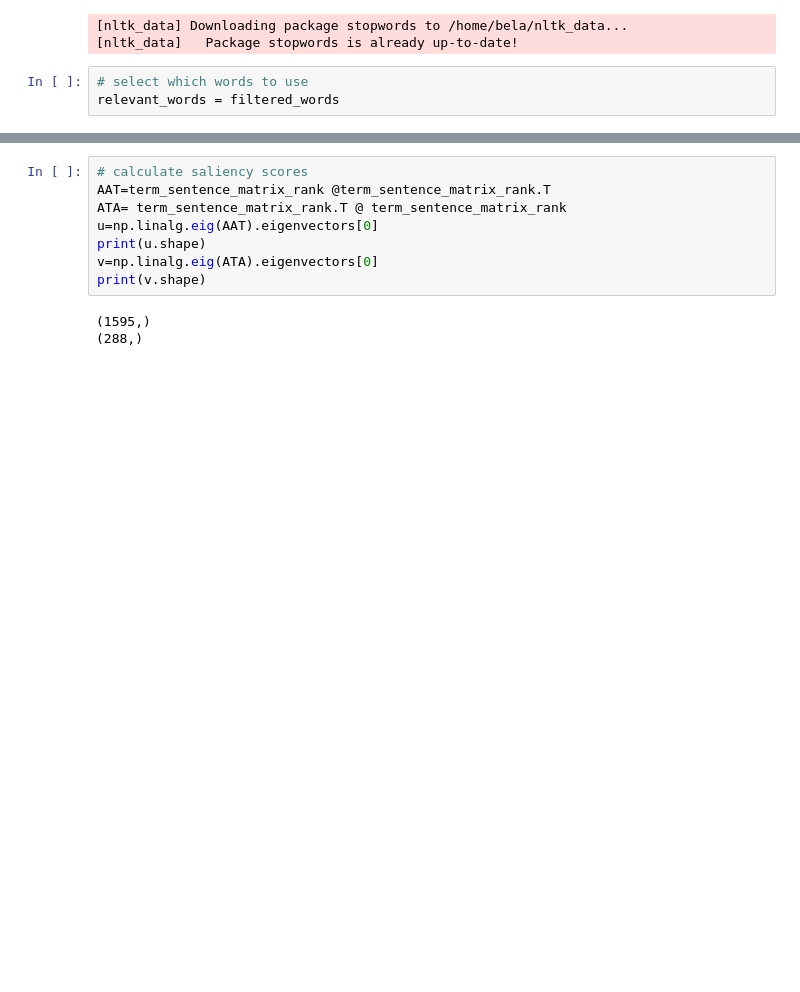
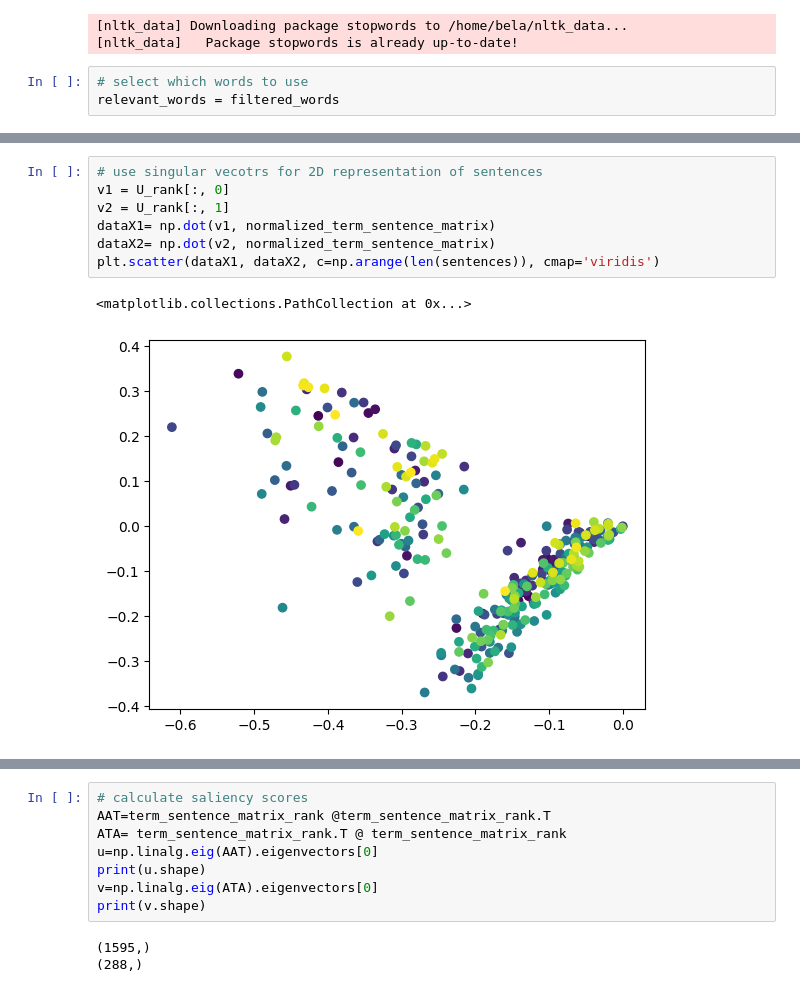
Before and after one commit to Bela4321/matrixmethods_dataanalysis, a Jupyter notebook: Kriterias/preprocesing.ipynb, the cells around one changed output, grey strips where cells are left out. Cells and saved outputs as stored; diff of their text form; blank space fills up the shorter version.

```diff
--- a/Kriterias/preprocesing.ipynb
+++ b/Kriterias/preprocesing.ipynb
@@ -183,3 +217,13 @@ print(term_sentence_matrix_rank)
+# %%
+# use singular vecotrs for 2D representation of sentences
+v1 = U_rank[:, 0]
+v2 = U_rank[:, 1]
+dataX1= np.dot(v1, normalized_term_sentence_matrix)
+dataX2= np.dot(v2, normalized_term_sentence_matrix)
+plt.scatter(dataX1, dataX2, c=np.arange(len(sentences)), cmap='viridis')
+# %% [output]
+<matplotlib.collections.PathCollection at 0x...>
+[figure, added]
 # %%
 import matplotlib.pyplot as plt
 # plot the distance between two consecutive sentences
```
Also changed, not shown: parts of 14 cells of this notebook, 2 other files.
